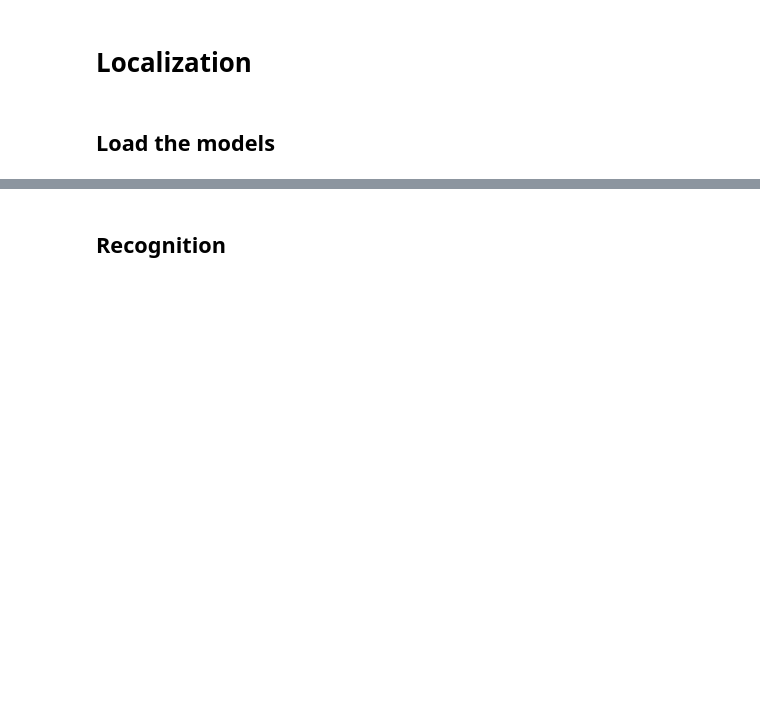
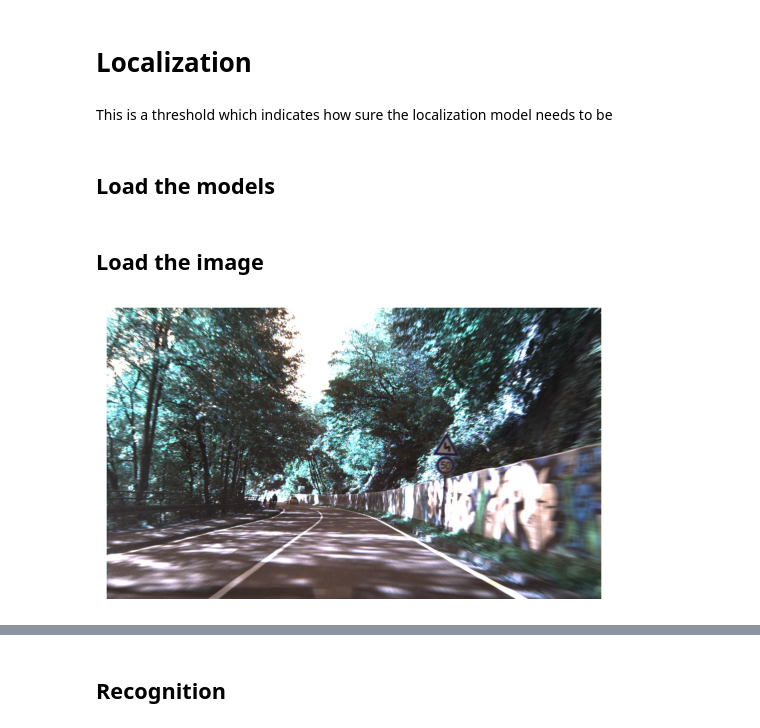
Before and after one commit to jarboyd/ai-lecture-project-ws2425, a Jupyter notebook: pipeline/pipeline.ipynb, the cells around one changed output, grey strips where cells are left out. Cells and saved outputs as stored; diff of their text form; code cells hidden in the pictures; blank space fills up the shorter version.

Commit message:
feat(pipeline): image recognition and localization

```diff
--- a/pipeline/pipeline.ipynb
+++ b/pipeline/pipeline.ipynb
@@ -37,2 +42,6 @@ for file in os.listdir(dataset_path):
+# %%
+example_image_name = "00004.jpg"
 # %% [markdown]
 # Localization
+# %% [markdown]
+This is a threshold which indicates how sure the localization model needs to be
@@ -41 +59,13 @@ for file in os.listdir(dataset_path):
+# %% [markdown]
+## Load the image
+# %%
+# The image we want to get the signs for
+img = cv2.imread(os.path.join(dataset_path, example_image_name))
+# We also intitialize a img_copy. We will cut the boxes out of this later
+img_copy = cv2.imread(os.path.join(dataset_path, example_image_name))
+plt.imshow(img)
+plt.axis("off")
+plt.show()
+# %% [output]
+[figure, added]
 # %%
```
Also changed, not shown: parts of 19 cells of this notebook, 1 other file.
